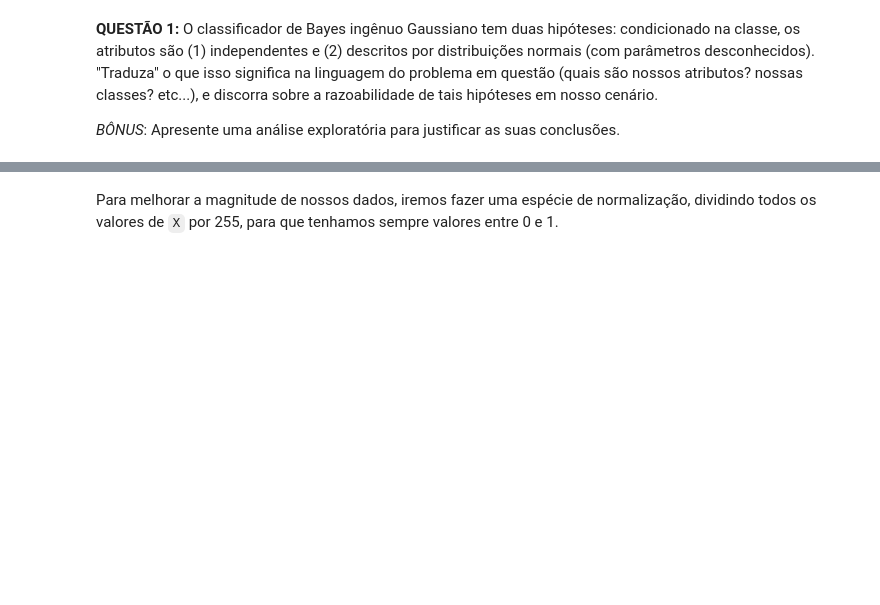
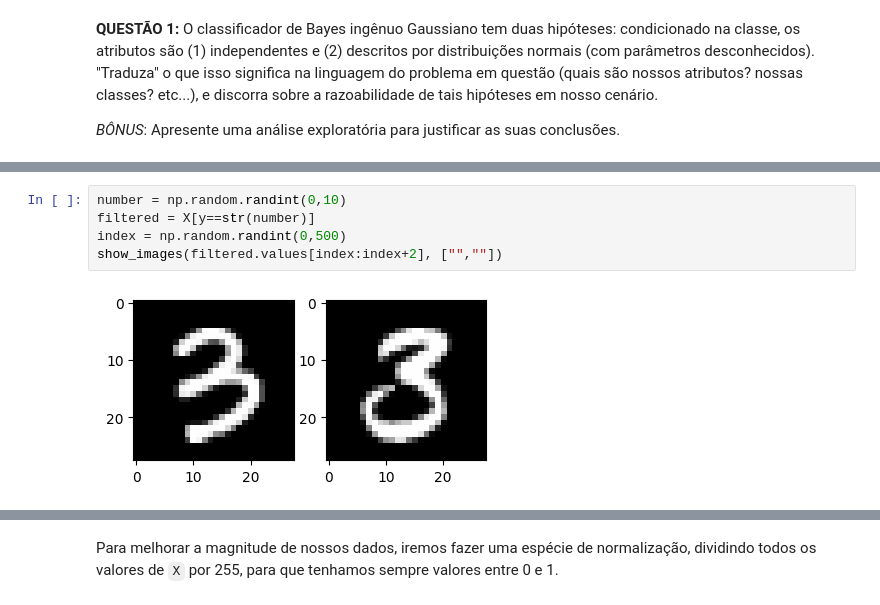
Before and after one commit to andradeigor/Classificador-de-Bayes, a Jupyter notebook: Projeto 02.ipynb, the cells around one changed output, grey strips where cells are left out. Saved outputs shown, nothing was run; the diff lists cells and outputs as text; blank space fills up the shorter version.

```diff
--- a/Projeto 02.ipynb
+++ b/Projeto 02.ipynb
@@ -235,0 +261,7 @@ Portanto, do ponto de vista estatístico, cada linha do *dataframe* `X` consiste
+# %%
+number = np.random.randint(0,10)
+filtered = X[y==str(number)]
+index = np.random.randint(0,500)
+show_images(filtered.values[index:index+2], ["",""])
+# %% [output]
+[figure, added]
```
Also changed, not shown: parts of 12 cells of this notebook.
